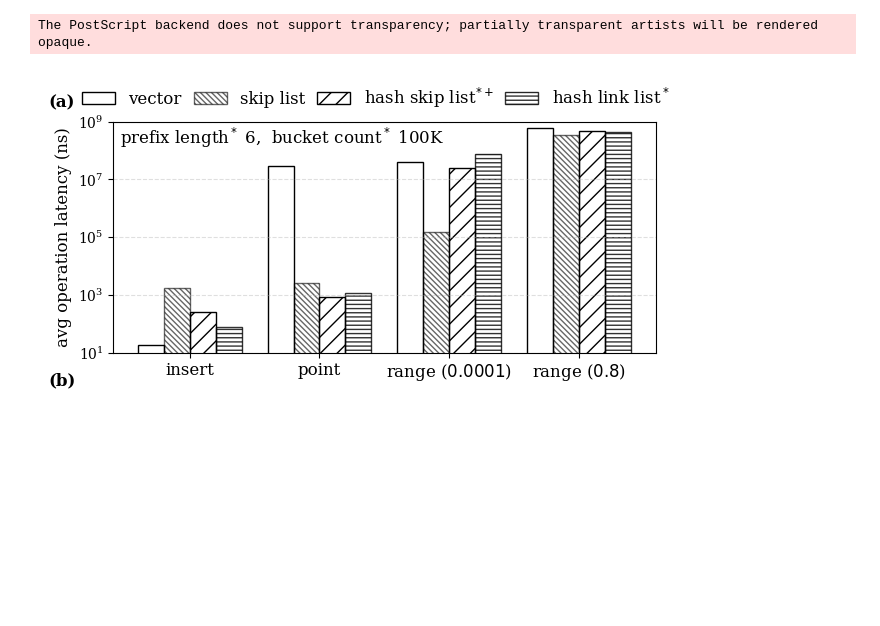
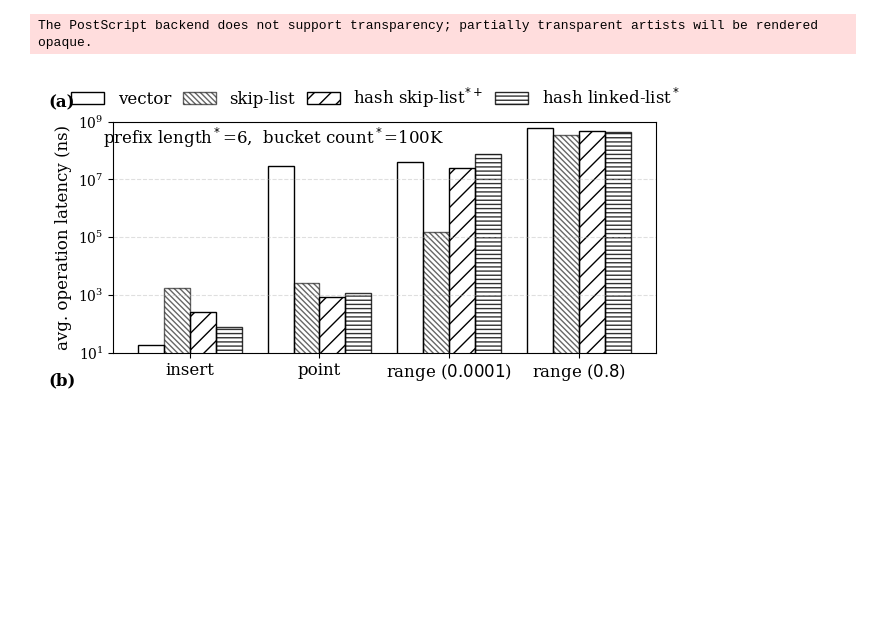
Before and after one commit to boao-james-chen/Self-Design-LSM-Buffer, a Jupyter notebook: development/rocksdb/examples/__working_branch/_experiments/plotmotivation.ipynb, the cells around one changed output. Saved outputs shown, nothing was run; the diff lists cells and outputs as text; code cells hidden in the pictures.

```diff
--- a/development/rocksdb/examples/__working_branch/_experiments/plotmotivation.ipynb
+++ b/development/rocksdb/examples/__working_branch/_experiments/plotmotivation.ipynb
@@ -227,21 +227,21 @@ ax.bar(
     0 - 0.1,
     avg_time_insert["Skip"],
     width,
-    label="skip list",
+    label="skip-list",
     **get_properties("Skiplist"),
 )
 rect1 = ax.bar(
     0 + 0.1,
     avg_time_insert["HashSkipList"],
     width,
-    label="hash skip list$^{*+}$",
+    label="hash skip-list$^{*+}$",
     **get_properties("HashSkipList"),
 )
 rect2 = ax.bar(
     0 + 0.3,
     avg_time_insert["HashLinkList"],
     width,
-    label="hash link list$^*$",
+    label="hash linked-list$^*$",
     **get_properties("HashLinkList"),
 )
 
@@ -329,36 +329,36 @@ rect8 = ax.bar(
 # annotate_label(ax, rect7, rect8, f"  l {l}, bck {bck}")
 
 xticks = [i for i in range(4)]
 ax.set_xticks(xticks)
 ax.set_xticklabels(["insert", "point", r"range ($0.0001$)", r"range ($0.8$)"], fontsize=12)
 
-ax.set_ylabel("avg operation latency (ns)", fontsize=12)
+ax.set_ylabel("avg. operation latency (ns)", fontsize=12)
 
 ax.set_ylim(bottom=(10**1), top=(10**9))
 # ax.set_title(f"l {l}, bck {bck}", fontsize=12)
 
 fig.legend(loc='upper center', ncol=4, fontsize=12, bbox_to_anchor=(0.5, 1.05), frameon=False, columnspacing=0.7)
 ax.set_yscale("log")
-ax.text(x=0.61, y=0.93, s='prefix length$^*$ 6,  bucket count$^*$ 100K', fontsize=12,
+ax.text(x=0.61, y=0.93, s='prefix length$^*$=6,  bucket count$^*$=100K', fontsize=12,
         horizontalalignment='right',
         verticalalignment='center',
         transform=ax.transAxes)
 ax.text(x=-0.12, y=1.06, s='(a)', fontsize=12,
         horizontalalignment='left',
         transform=ax.transAxes, fontweight='bold')
 
 ax.text(x=-0.12, y=-0.14, s='(b)', fontsize=12,
         horizontalalignment='left',
         transform=ax.transAxes, fontweight='bold')
 
 # grid = True
 ax.grid(axis="y", linestyle="--", alpha=0.4)
 # plt.tight_layout()
 plt.savefig("motivation1.eps", format="eps", bbox_inches="tight", dpi=1200)
 plt.show()
 # %% [output]
 The PostScript backend does not support transparency; partially transparent artists will be rendered opaque.
-[figure, old version]
+[figure, new version]
 # %% [markdown]
 <br><br><br><br><br><br><br><br><br><br><br><br>
 # %%
```
Also changed, not shown: parts of 1 cell of this notebook, 8 other files.
